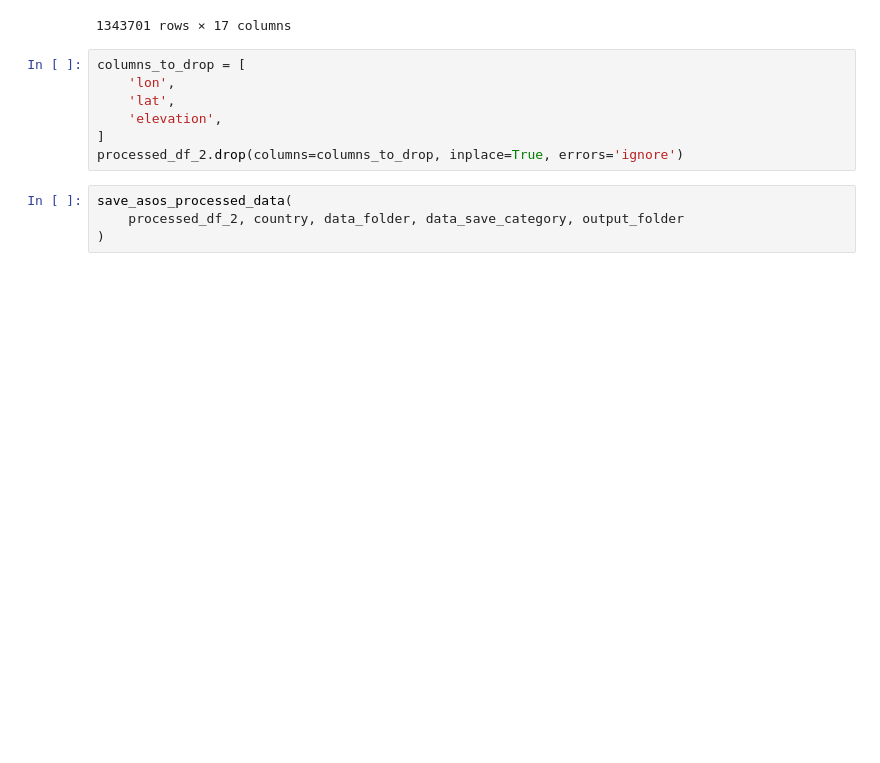
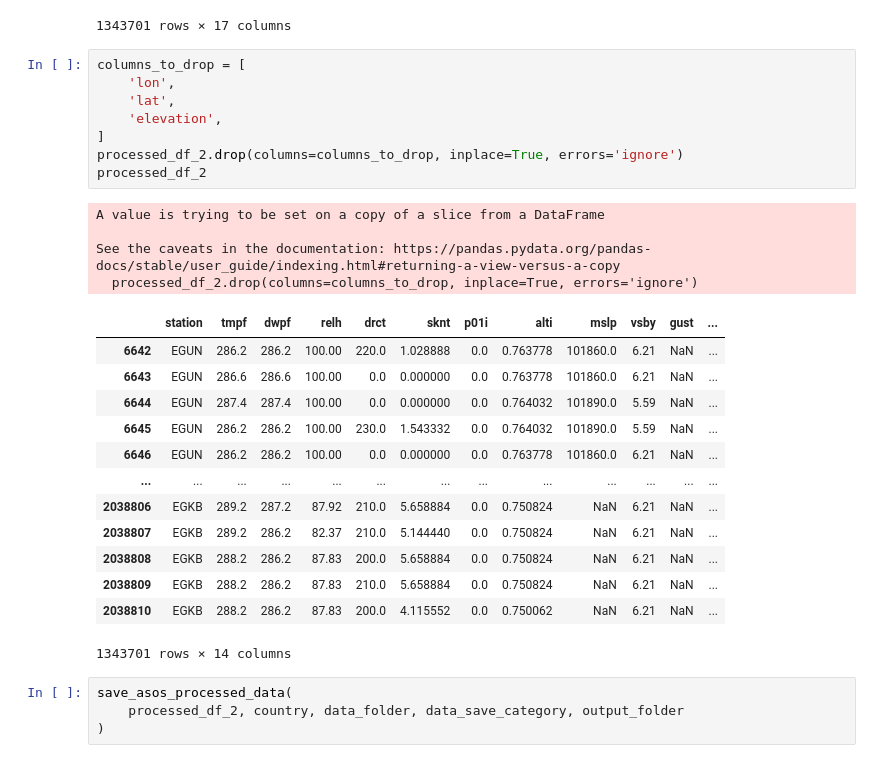
Before and after one commit to acse-ww721/DA_ML_ERA5_ASOS_Weather_Forecasting_UK, a Jupyter notebook: src/preprocessing/test_data_asos_preprocessing.ipynb, the cells around one changed output. Saved outputs shown, nothing was run; the diff lists cells and outputs as text; blank space fills up the shorter version.

```diff
--- a/src/preprocessing/test_data_asos_preprocessing.ipynb
+++ b/src/preprocessing/test_data_asos_preprocessing.ipynb
@@ -183,10 +183,29 @@ processed_df_2
 # %%
 columns_to_drop = [
     'lon',
     'lat',
     'elevation',
 ]
 processed_df_2.drop(columns=columns_to_drop, inplace=True, errors='ignore')
+processed_df_2
+# %% [output]
+A value is trying to be set on a copy of a slice from a DataFrame
+
+See the caveats in the documentation: https://pandas.pydata.org/pandas-docs/stable/user_guide/indexing.html#returning-a-view-versus-a-copy
+  processed_df_2.drop(columns=columns_to_drop, inplace=True, errors='ignore')
+|  | station | tmpf | dwpf | relh | drct | sknt | p01i | alti | mslp | vsby | gust | ... |
+| 6642 | EGUN | 286.2 | 286.2 | 100.00 | 220.0 | 1.028888 | 0.0 | 0.763778 | 101860.0 | 6.21 | NaN | ... |
+| 6643 | EGUN | 286.6 | 286.6 | 100.00 | 0.0 | 0.000000 | 0.0 | 0.763778 | 101860.0 | 6.21 | NaN | ... |
+| 6644 | EGUN | 287.4 | 287.4 | 100.00 | 0.0 | 0.000000 | 0.0 | 0.764032 | 101890.0 | 5.59 | NaN | ... |
+| 6645 | EGUN | 286.2 | 286.2 | 100.00 | 230.0 | 1.543332 | 0.0 | 0.764032 | 101890.0 | 5.59 | NaN | ... |
+| 6646 | EGUN | 286.2 | 286.2 | 100.00 | 0.0 | 0.000000 | 0.0 | 0.763778 | 101860.0 | 6.21 | NaN | ... |
+| ... | ... | ... | ... | ... | ... | ... | ... | ... | ... | ... | ... | ... |
+| 2038806 | EGKB | 289.2 | 287.2 | 87.92 | 210.0 | 5.658884 | 0.0 | 0.750824 | NaN | 6.21 | NaN | ... |
+| 2038807 | EGKB | 289.2 | 286.2 | 82.37 | 210.0 | 5.144440 | 0.0 | 0.750824 | NaN | 6.21 | NaN | ... |
+| 2038808 | EGKB | 288.2 | 286.2 | 87.83 | 200.0 | 5.658884 | 0.0 | 0.750824 | NaN | 6.21 | NaN | ... |
+| 2038809 | EGKB | 288.2 | 286.2 | 87.83 | 210.0 | 5.658884 | 0.0 | 0.750824 | NaN | 6.21 | NaN | ... |
+| 2038810 | EGKB | 288.2 | 286.2 | 87.83 | 200.0 | 4.115552 | 0.0 | 0.750062 | NaN | 6.21 | NaN | ... |
+1343701 rows × 14 columns
 # %%
 save_asos_processed_data(
     processed_df_2, country, data_folder, data_save_category, output_folder
```
Also changed, not shown: parts of 2 cells of this notebook, 6 other files.
